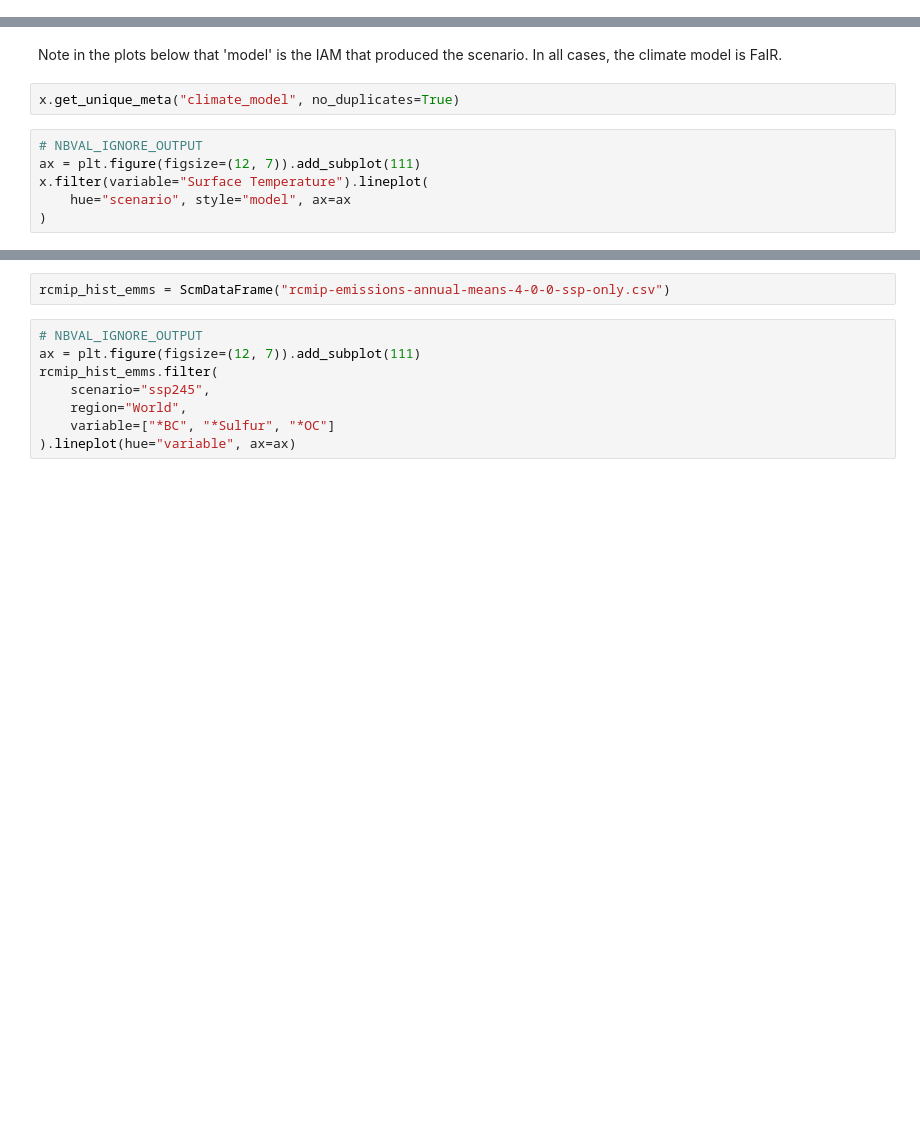
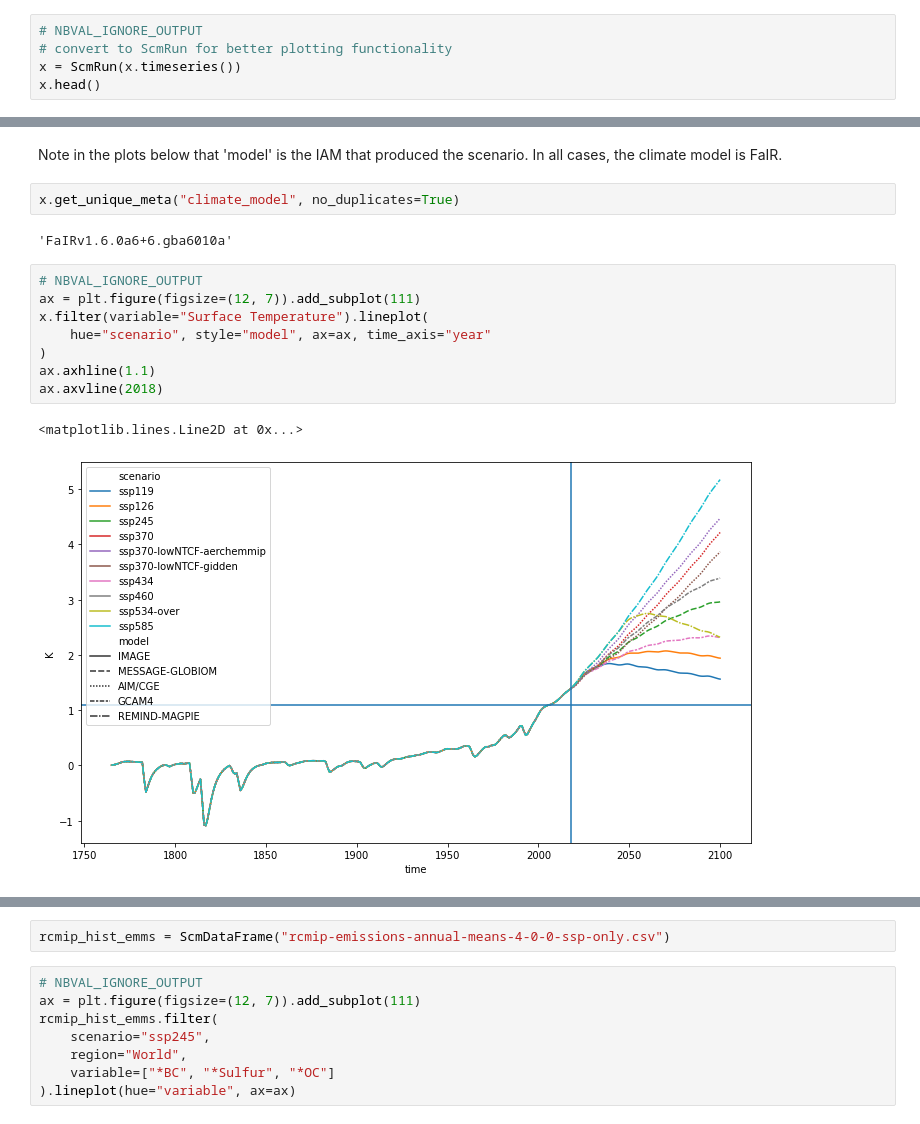
Before and after one commit to openscm/openscm-runner, a Jupyter notebook: notebooks/run-fair.ipynb, the cells around one changed output, grey strips where cells are left out. Drawn from its saved outputs; the diff is of its cells as text; blank space fills up the shorter version.

```diff
--- a/notebooks/run-fair.ipynb
+++ b/notebooks/run-fair.ipynb
@@ -58,0 +82,5 @@ x.head()
+# %%
+# NBVAL_IGNORE_OUTPUT
+# convert to ScmRun for better plotting functionality
+x = ScmRun(x.timeseries())
+x.head()
@@ -60,12 +97,19 @@ x.head()
 Note in the plots below that 'model' is the IAM that produced the scenario. In all cases, the climate model is FaIR.
 # %%
 x.get_unique_meta("climate_model", no_duplicates=True)
+# %% [output]
+'FaIRv1.6.0a6+6.gba6010a'
 # %%
 # NBVAL_IGNORE_OUTPUT
 ax = plt.figure(figsize=(12, 7)).add_subplot(111)
 x.filter(variable="Surface Temperature").lineplot(
-    hue="scenario", style="model", ax=ax
+    hue="scenario", style="model", ax=ax, time_axis="year"
 )
+ax.axhline(1.1)
+ax.axvline(2018)
+# %% [output]
+<matplotlib.lines.Line2D at 0x...>
+[figure, added]
 # %%
 # NBVAL_IGNORE_OUTPUT
 ax = plt.figure(figsize=(12, 7)).add_subplot(111)
```
Also changed, not shown: parts of 10 cells of this notebook.
